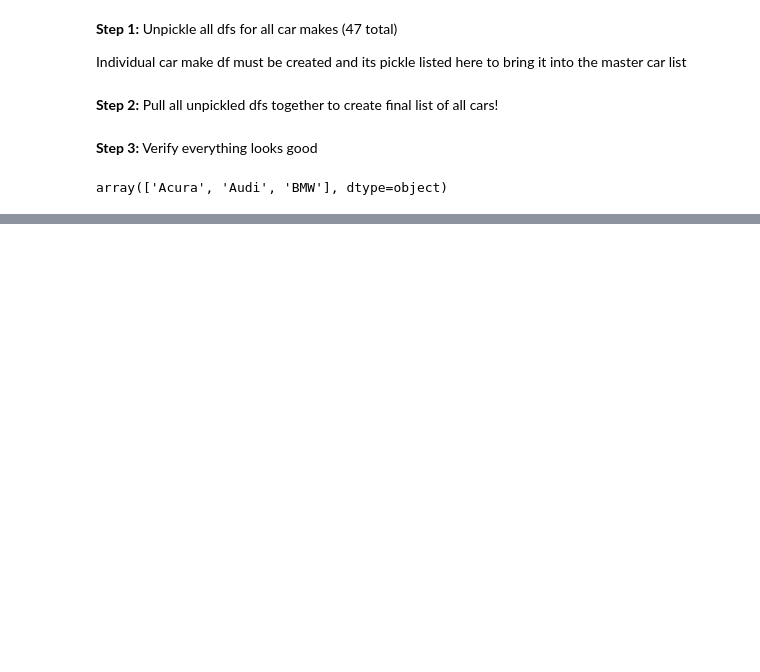
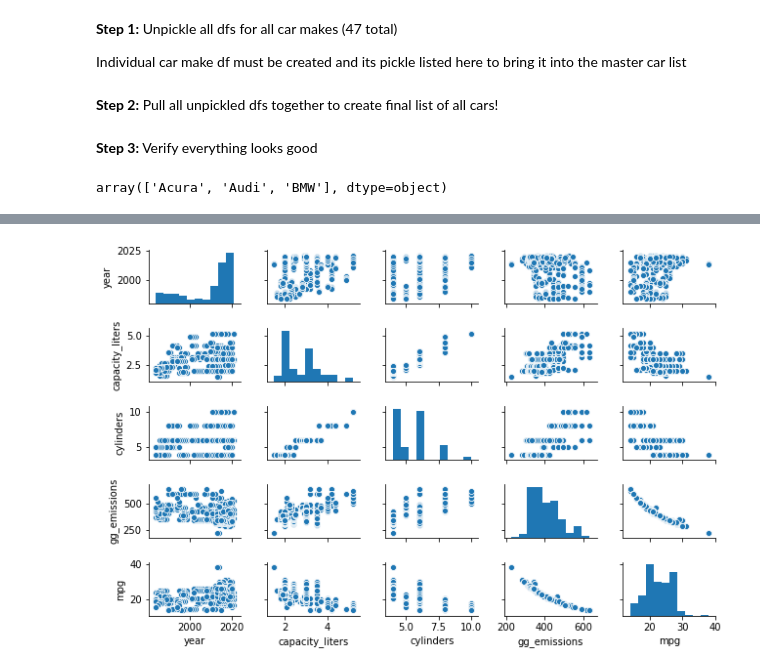
Before and after one commit to cecann10/Test, a Jupyter notebook: Metis_Projects/project_2/aaa_conjunction_junction_all_cars.ipynb, the cells around one changed output, grey strips where cells are left out. Cells and saved outputs as stored; diff of their text form; code cells hidden in the pictures; blank space fills up the shorter version.

```diff
--- a/Metis_Projects/project_2/aaa_conjunction_junction_all_cars.ipynb
+++ b/Metis_Projects/project_2/aaa_conjunction_junction_all_cars.ipynb
@@ -51,0 +85,6 @@ all_cars_df.sample(10)
+# %%
+# Plot all of the car variable-to-variable relations as scatterplots
+
+sns.pairplot(all_cars_df, height=1.2, aspect=1.5);
+# %% [output]
+[figure, added]
```
Also changed, not shown: parts of 16 cells of this notebook, 4 other files.
